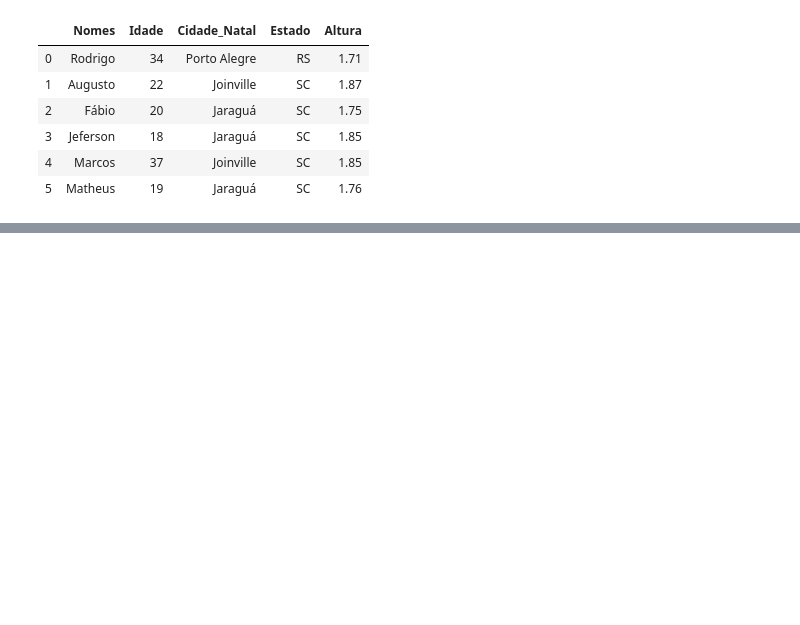
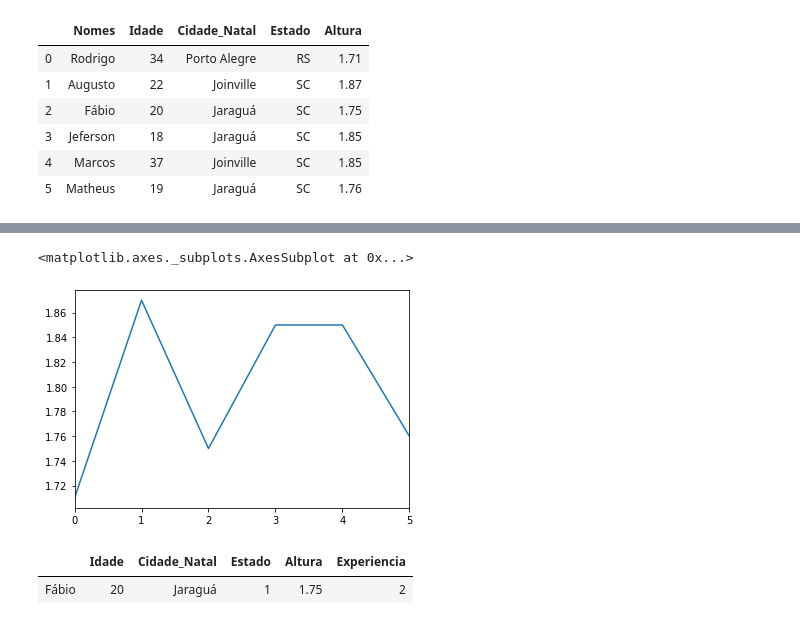
Before and after one commit to PYTHON-SELECT/MVP-DEVELOPMENT, a Jupyter notebook: Pandas.ipynb, the cells around one changed output, grey strips where cells are left out. Saved outputs shown, nothing was run; the diff lists cells and outputs as text; code cells hidden in the pictures; blank space fills up the shorter version.

```diff
--- a/Pandas.ipynb
+++ b/Pandas.ipynb
@@ -128,0 +290,5 @@ df
+# %%
+df['Altura'].plot()
+# %% [output]
+<matplotlib.axes._subplots.AxesSubplot at 0x...>
+[figure, added]
@@ -128,0 +297,6 @@ df
+# %%
+Fabio.rename(index={2: 'Fábio'})
+# Hipótese
+# %% [output]
+|  | Idade | Cidade_Natal | Estado | Altura | Experiencia |
+| Fábio | 20 | Jaraguá | 1 | 1.75 | 2 |
```
Also changed, not shown: parts of 37 cells of this notebook.
